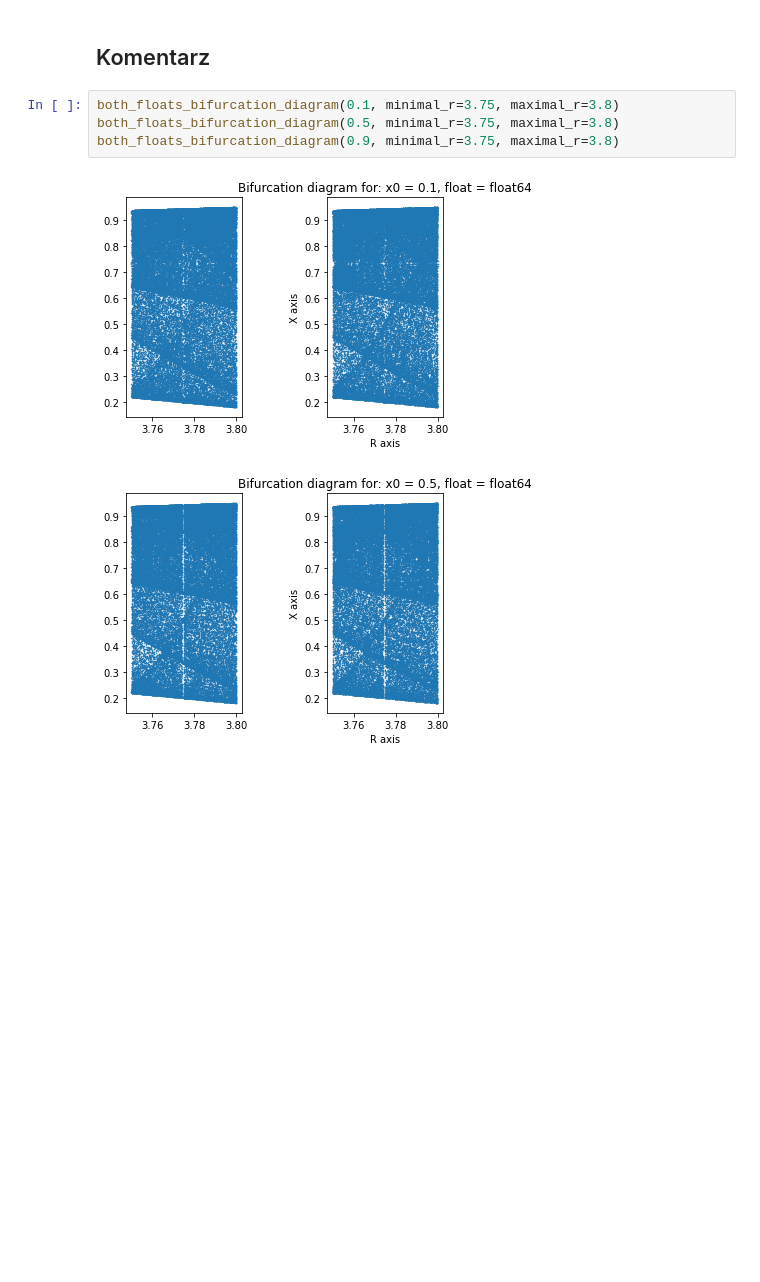
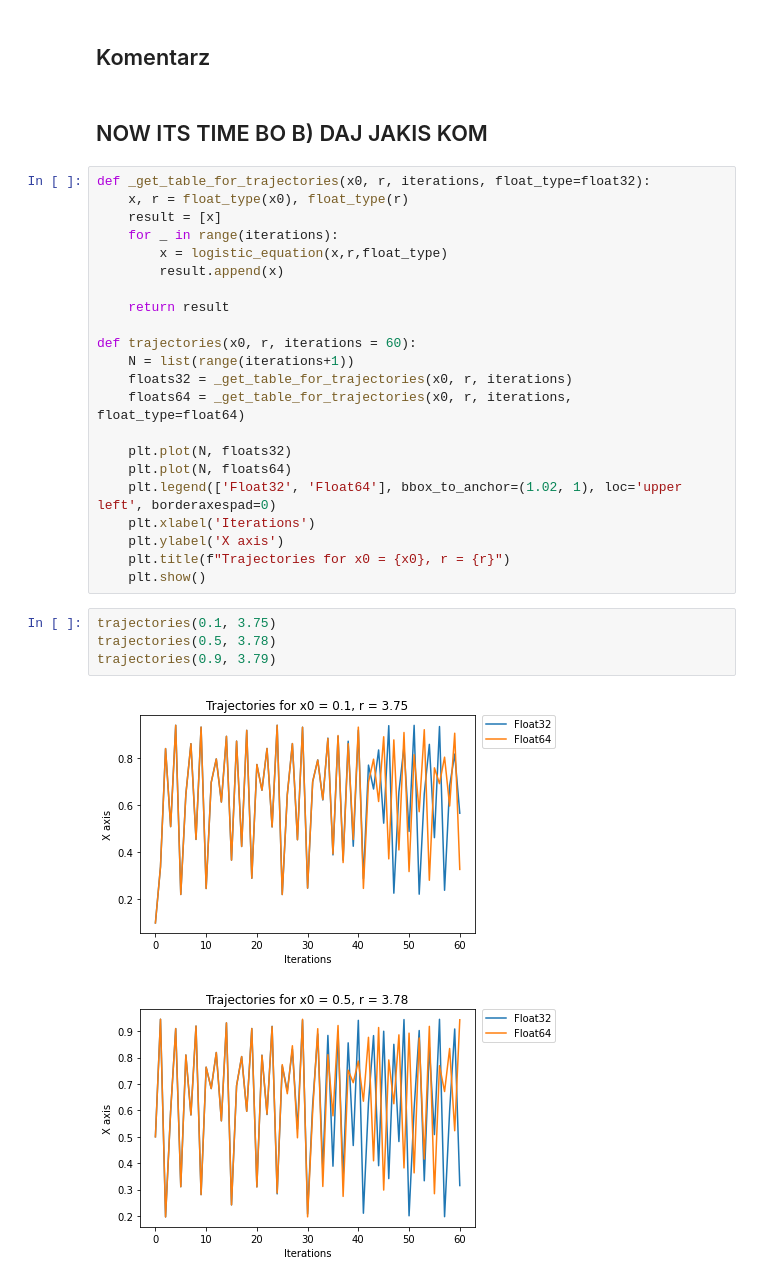
Before and after one commit to pgorgolew/MOWNIT-AGH-COURSE, a Jupyter notebook: lab1-arytmetyka_komputerowa/lab1_notebook.ipynb, the cells around one changed output. Cells and saved outputs as stored; diff of their text form; blank space fills up the shorter version.

```diff
--- a/lab1-arytmetyka_komputerowa/lab1_notebook.ipynb
+++ b/lab1-arytmetyka_komputerowa/lab1_notebook.ipynb
@@ -322,9 +362,33 @@ bifurcation_diagram(0.9)
 # %% [markdown]
 ## Komentarz
+# %% [markdown]
+## NOW ITS TIME BO B) DAJ JAKIS KOM
+# %%
+def _get_table_for_trajectories(x0, r, iterations, float_type=float32):
+    x, r = float_type(x0), float_type(r)
+    result = [x]
+    for _ in range(iterations):
+        x = logistic_equation(x,r,float_type)
+        result.append(x)
+
+    return result
+
+def trajectories(x0, r, iterations = 60):
+    N = list(range(iterations+1))
+    floats32 = _get_table_for_trajectories(x0, r, iterations)
+    floats64 = _get_table_for_trajectories(x0, r, iterations, float_type=float64)
+
+    plt.plot(N, floats32)
+    plt.plot(N, floats64)
+    plt.legend(['Float32', 'Float64'], bbox_to_anchor=(1.02, 1), loc='upper left', borderaxespad=0)
+    plt.xlabel('Iterations')
+    plt.ylabel('X axis')
+    plt.title(f"Trajectories for x0 = {x0}, r = {r}")
+    plt.show()
 # %%
-both_floats_bifurcation_diagram(0.1, minimal_r=3.75, maximal_r=3.8)
-both_floats_bifurcation_diagram(0.5, minimal_r=3.75, maximal_r=3.8)
-both_floats_bifurcation_diagram(0.9, minimal_r=3.75, maximal_r=3.8)
+trajectories(0.1, 3.75)
+trajectories(0.5, 3.78)
+trajectories(0.9, 3.79)
 # %% [output]
-[figure, old version]
+[figure, new version]
-[figure, old version]
+[figure, new version]
```
Also changed, not shown: parts of 56 cells of this notebook.
